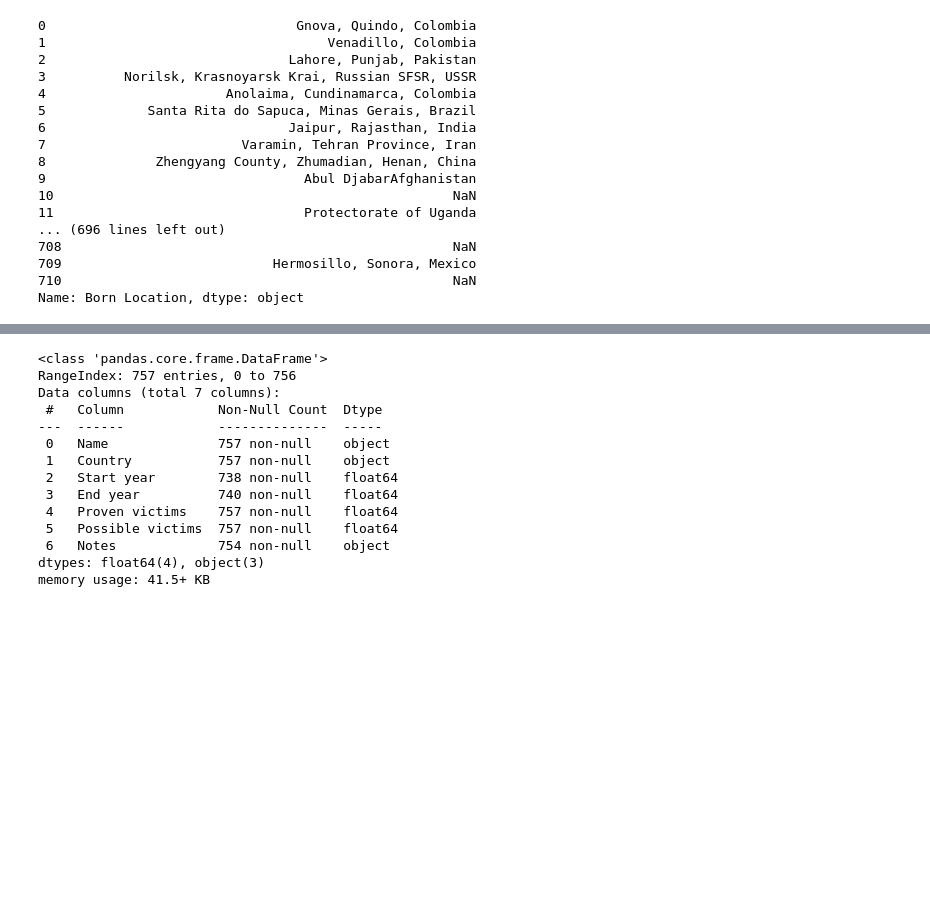
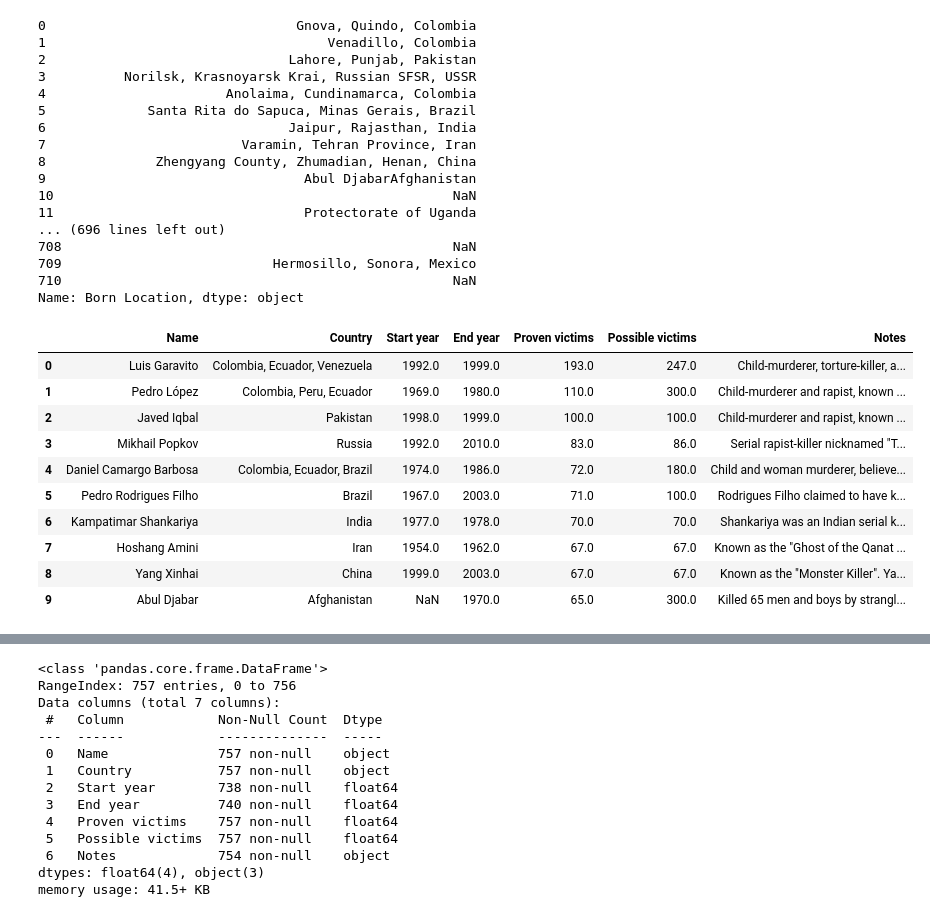
Before and after one commit to CibiPB/project-da-promo-49-modulo-4, a Jupyter notebook: version1.ipynb, the cells around one changed output, grey strips where cells are left out. Cells and saved outputs as stored; diff of their text form; code cells hidden in the pictures; blank space fills up the shorter version.

```diff
--- a/version1.ipynb
+++ b/version1.ipynb
@@ -174,3 +155,17 @@ df_2['Born Location']
 Name: Born Location, dtype: object
 # %%
 df_2_a = (pd.read_csv('All row files/2. Wikipedia Serial Killers List/serial_killers_by_victims.csv'))
+# %%
+df_2_a.head(10)
+# %% [output]
+|  | Name | Country | Start year | End year | Proven victims | Possible victims | Notes |
+| 0 | Luis Garavito | Colombia, Ecuador, Venezuela | 1992.0 | 1999.0 | 193.0 | 247.0 | Child-murderer, torture-killer, a... |
+| 1 | Pedro López | Colombia, Peru, Ecuador | 1969.0 | 1980.0 | 110.0 | 300.0 | Child-murderer and rapist, known ... |
+| 2 | Javed Iqbal | Pakistan | 1998.0 | 1999.0 | 100.0 | 100.0 | Child-murderer and rapist, known ... |
+| 3 | Mikhail Popkov | Russia | 1992.0 | 2010.0 | 83.0 | 86.0 | Serial rapist-killer nicknamed "T... |
+| 4 | Daniel Camargo Barbosa | Colombia, Ecuador, Brazil | 1974.0 | 1986.0 | 72.0 | 180.0 | Child and woman murderer, believe... |
+| 5 | Pedro Rodrigues Filho | Brazil | 1967.0 | 2003.0 | 71.0 | 100.0 | Rodrigues Filho claimed to have k... |
+| 6 | Kampatimar Shankariya | India | 1977.0 | 1978.0 | 70.0 | 70.0 | Shankariya was an Indian serial k... |
+| 7 | Hoshang Amini | Iran | 1954.0 | 1962.0 | 67.0 | 67.0 | Known as the "Ghost of the Qanat ... |
+| 8 | Yang Xinhai | China | 1999.0 | 2003.0 | 67.0 | 67.0 | Known as the "Monster Killer". Ya... |
+| 9 | Abul Djabar | Afghanistan | NaN | 1970.0 | 65.0 | 300.0 | Killed 65 men and boys by strangl... |
```
Also changed, not shown: parts of 13 cells of this notebook.
